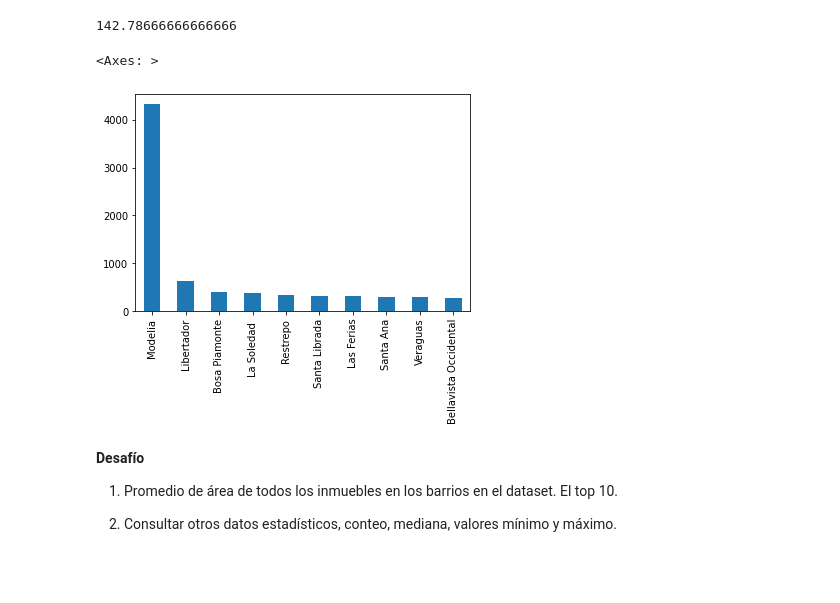
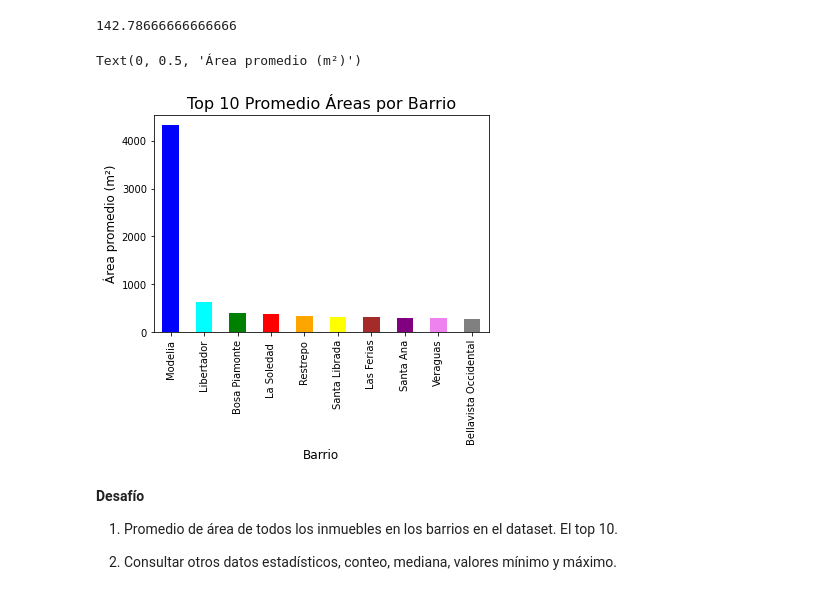
Before and after one commit to RickVIIDev/InmersionAluraLatamDatos, a Jupyter notebook: INMERSION_DATOS_AULA_1.ipynb, the cells around one changed output. Cells and saved outputs as stored; diff of their text form; code cells hidden in the pictures; blank space fills up the shorter version.

```diff
--- a/INMERSION_DATOS_AULA_1.ipynb
+++ b/INMERSION_DATOS_AULA_1.ipynb
@@ -291,10 +291,14 @@ inmuebles_meanArea_barrio["Chico Reservado"]
 142.78666666666666
 # %%
 # Hacemos un grafico de barras con los primero 10 datos de la serie inmuebles_meanArea_barrio
-inmuebles_meanArea_barrio.head(10).plot.bar()
+inmuebles_meanArea_barrio.head(10).plot.bar(color=['blue','cyan','green', 'red','orange','yellow','brown', 'purple','violet', 'gray'])
+import matplotlib.pyplot as plt
+plt.title("Top 10 Promedio Áreas por Barrio", size = 16)
+plt.xlabel("Barrio", size = 12)
+plt.ylabel("Área promedio (m\u00b2)", size = 12)
 # %% [output]
-<Axes: >
+Text(0, 0.5, 'Área promedio (m²)')
-[figure, old version]
+[figure, new version]
 # %% [markdown]
 **Desafío**
 
```
